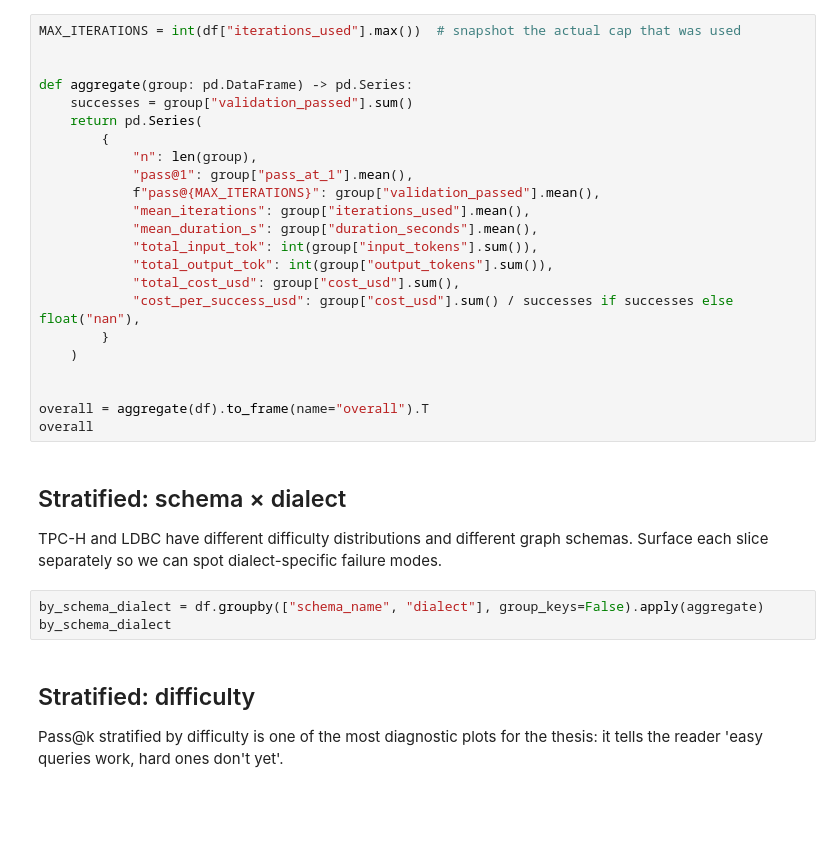
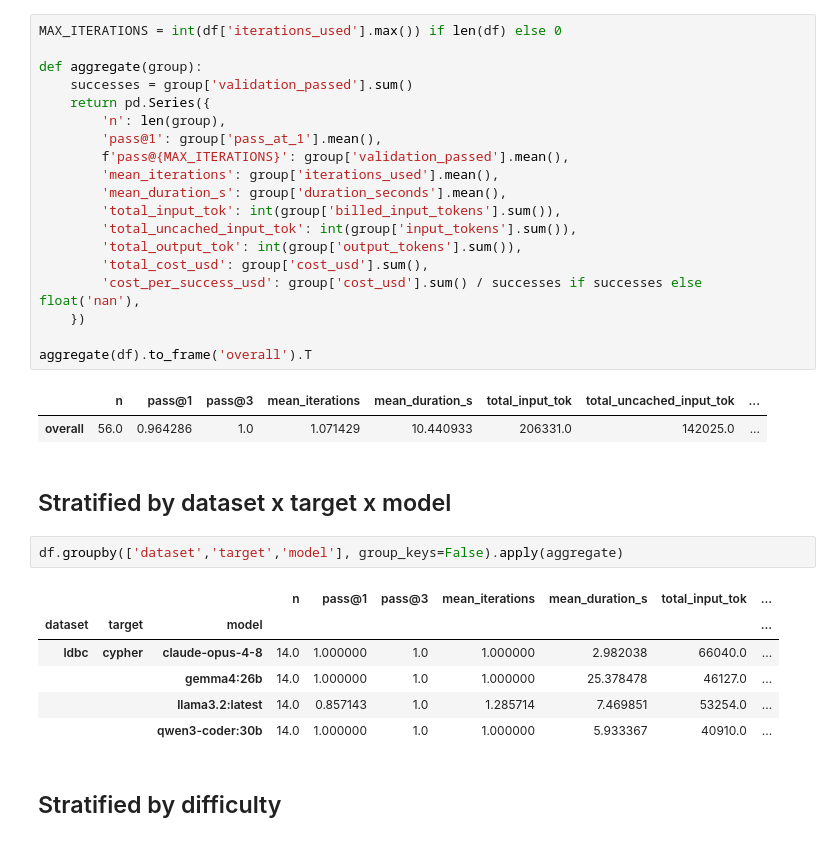
Before and after one commit to obonovai/sql2graph, a Jupyter notebook: evaluation/notebooks/02_behavioural_metrics.ipynb, the cells around one changed output. Drawn from its saved outputs; the diff is of its cells as text; blank space fills up the shorter version.

```diff
--- a/evaluation/notebooks/02_behavioural_metrics.ipynb
+++ b/evaluation/notebooks/02_behavioural_metrics.ipynb
@@ -63,35 +79,36 @@ df[["query_id", "dialect", "iterations_used", "validation_passed", "pass_at_1",
 # %%
-MAX_ITERATIONS = int(df["iterations_used"].max())  # snapshot the actual cap that was used
+MAX_ITERATIONS = int(df['iterations_used'].max()) if len(df) else 0
 
+def aggregate(group):
+    successes = group['validation_passed'].sum()
+    return pd.Series({
+        'n': len(group),
+        'pass@1': group['pass_at_1'].mean(),
+        f'pass@{MAX_ITERATIONS}': group['validation_passed'].mean(),
+        'mean_iterations': group['iterations_used'].mean(),
+        'mean_duration_s': group['duration_seconds'].mean(),
+        'total_input_tok': int(group['billed_input_tokens'].sum()),
+        'total_uncached_input_tok': int(group['input_tokens'].sum()),
+        'total_output_tok': int(group['output_tokens'].sum()),
+        'total_cost_usd': group['cost_usd'].sum(),
+        'cost_per_success_usd': group['cost_usd'].sum() / successes if successes else float('nan'),
+    })
 
-def aggregate(group: pd.DataFrame) -> pd.Series:
-    successes = group["validation_passed"].sum()
-    return pd.Series(
-        {
-            "n": len(group),
-            "pass@1": group["pass_at_1"].mean(),
-            f"pass@{MAX_ITERATIONS}": group["validation_passed"].mean(),
-            "mean_iterations": group["iterations_used"].mean(),
-            "mean_duration_s": group["duration_seconds"].mean(),
-            "total_input_tok": int(group["input_tokens"].sum()),
-            "total_output_tok": int(group["output_tokens"].sum()),
-            "total_cost_usd": group["cost_usd"].sum(),
-            "cost_per_success_usd": group["cost_usd"].sum() / successes if successes else float("nan"),
-        }
-    )
-
-
-overall = aggregate(df).to_frame(name="overall").T
-overall
+aggregate(df).to_frame('overall').T
+# %% [output]
+|  | n | pass@1 | pass@3 | mean_iterations | mean_duration_s | total_input_tok | total_uncached_input_tok | ... |
+| overall | 56.0 | 0.964286 | 1.0 | 1.071429 | 10.440933 | 206331.0 | 142025.0 | ... |
-# %% [markdown]
-## Stratified: schema × dialect
-
-TPC-H and LDBC have different difficulty distributions and different graph schemas. Surface each slice separately so we can spot dialect-specific failure modes.
+# %% [markdown]
+## Stratified by dataset x target x model
 # %%
-by_schema_dialect = df.groupby(["schema_name", "dialect"], group_keys=False).apply(aggregate)
-by_schema_dialect
+df.groupby(['dataset','target','model'], group_keys=False).apply(aggregate)
+# %% [output]
+|  |  |  | n | pass@1 | pass@3 | mean_iterations | mean_duration_s | total_input_tok | ... |
+| dataset | target | model |  |  |  |  |  |  | ... |
+| ldbc | cypher | claude-opus-4-8 | 14.0 | 1.000000 | 1.0 | 1.000000 | 2.982038 | 66040.0 | ... |
+|  |  | gemma4:26b | 14.0 | 1.000000 | 1.0 | 1.000000 | 25.378478 | 46127.0 | ... |
+|  |  | llama3.2:latest | 14.0 | 0.857143 | 1.0 | 1.285714 | 7.469851 | 53254.0 | ... |
+|  |  | qwen3-coder:30b | 14.0 | 1.000000 | 1.0 | 1.000000 | 5.933367 | 40910.0 | ... |
-# %% [markdown]
-## Stratified: difficulty
-
-Pass@k stratified by difficulty is one of the most diagnostic plots for the thesis: it tells the reader 'easy queries work, hard ones don't yet'.
+# %% [markdown]
+## Stratified by difficulty
 # %%
```
Also changed, not shown: parts of 22 cells of this notebook, 42 other files.
